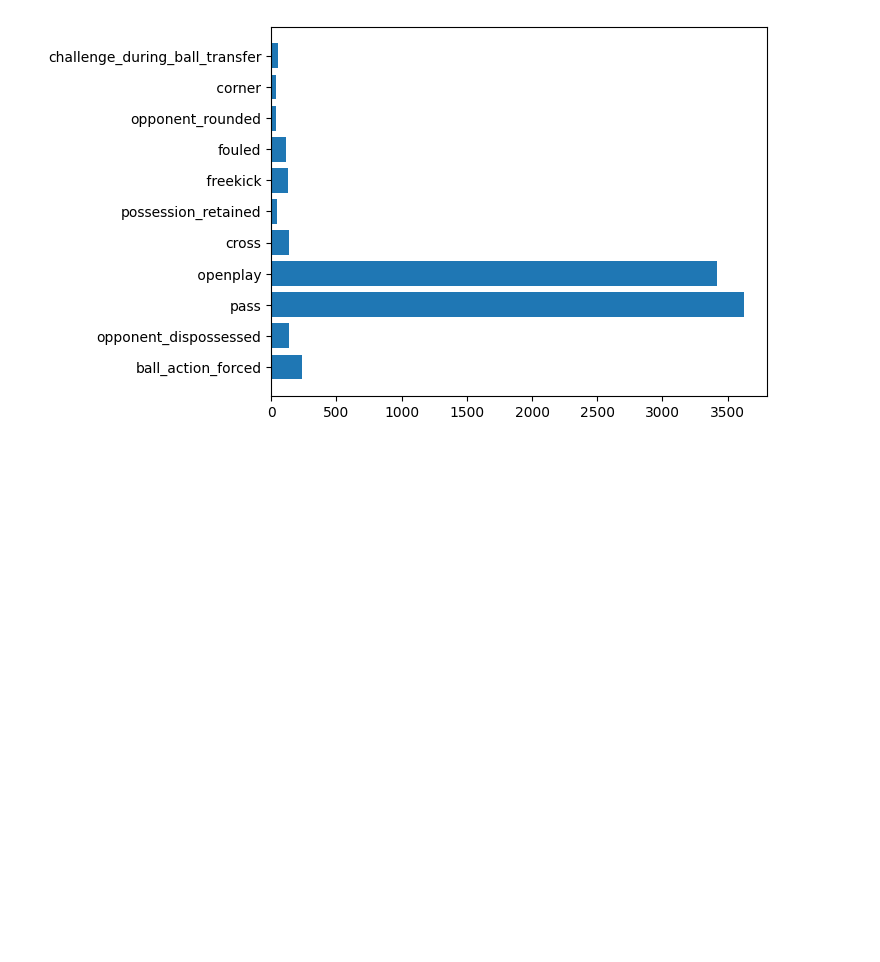
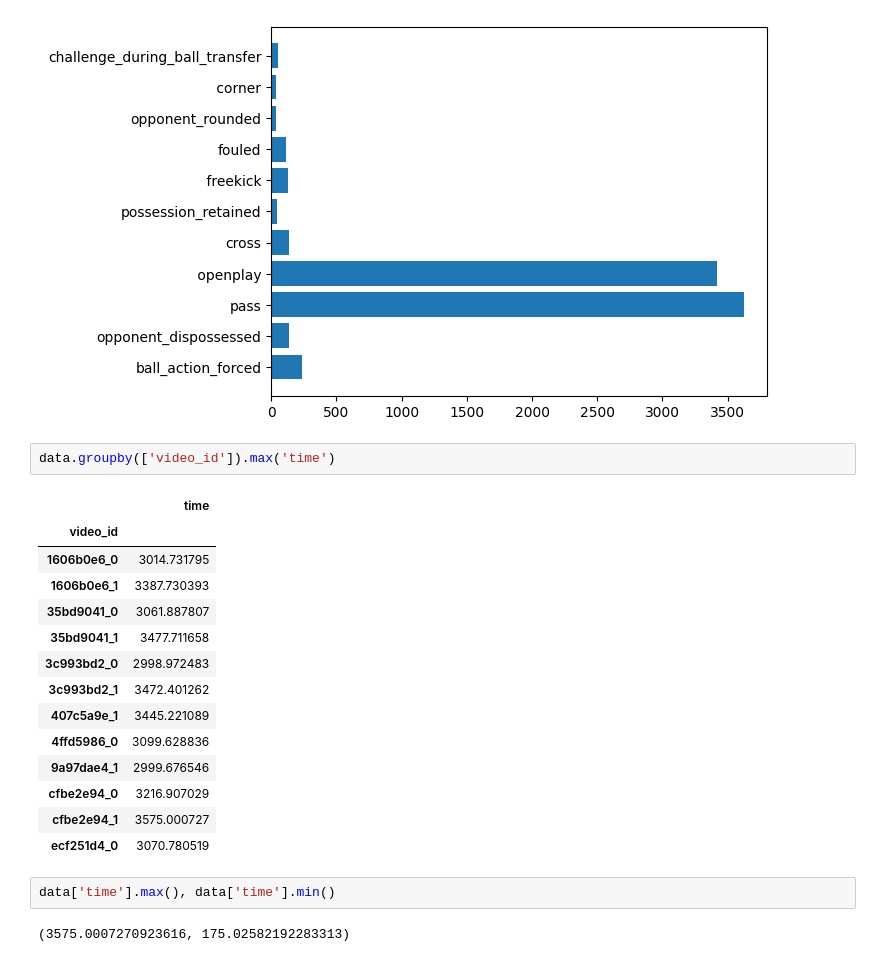
Before and after one commit to MCygert/bundesliga_shootout, a Jupyter notebook: notebooks/EDA.ipynb, the cells around one changed output. Saved outputs shown, nothing was run; the diff lists cells and outputs as text; blank space fills up the shorter version.

```diff
--- a/notebooks/EDA.ipynb
+++ b/notebooks/EDA.ipynb
@@ -97,3 +100,24 @@ plt.barh(keys, values)
 # %% [output]
 <BarContainer object of 11 artists>
 [figure]
+# %%
+data.groupby(['video_id']).max('time')
+# %% [output]
+|  | time |
+| video_id |  |
+| 1606b0e6_0 | 3014.731795 |
+| 1606b0e6_1 | 3387.730393 |
+| 35bd9041_0 | 3061.887807 |
+| 35bd9041_1 | 3477.711658 |
+| 3c993bd2_0 | 2998.972483 |
+| 3c993bd2_1 | 3472.401262 |
+| 407c5a9e_1 | 3445.221089 |
+| 4ffd5986_0 | 3099.628836 |
+| 9a97dae4_1 | 2999.676546 |
+| cfbe2e94_0 | 3216.907029 |
+| cfbe2e94_1 | 3575.000727 |
+| ecf251d4_0 | 3070.780519 |
+# %%
+data['time'].max(), data['time'].min()
+# %% [output]
+(3575.0007270923616, 175.02582192283313)
```
Also changed, not shown: parts of 2 cells of this notebook, 1 other file.
